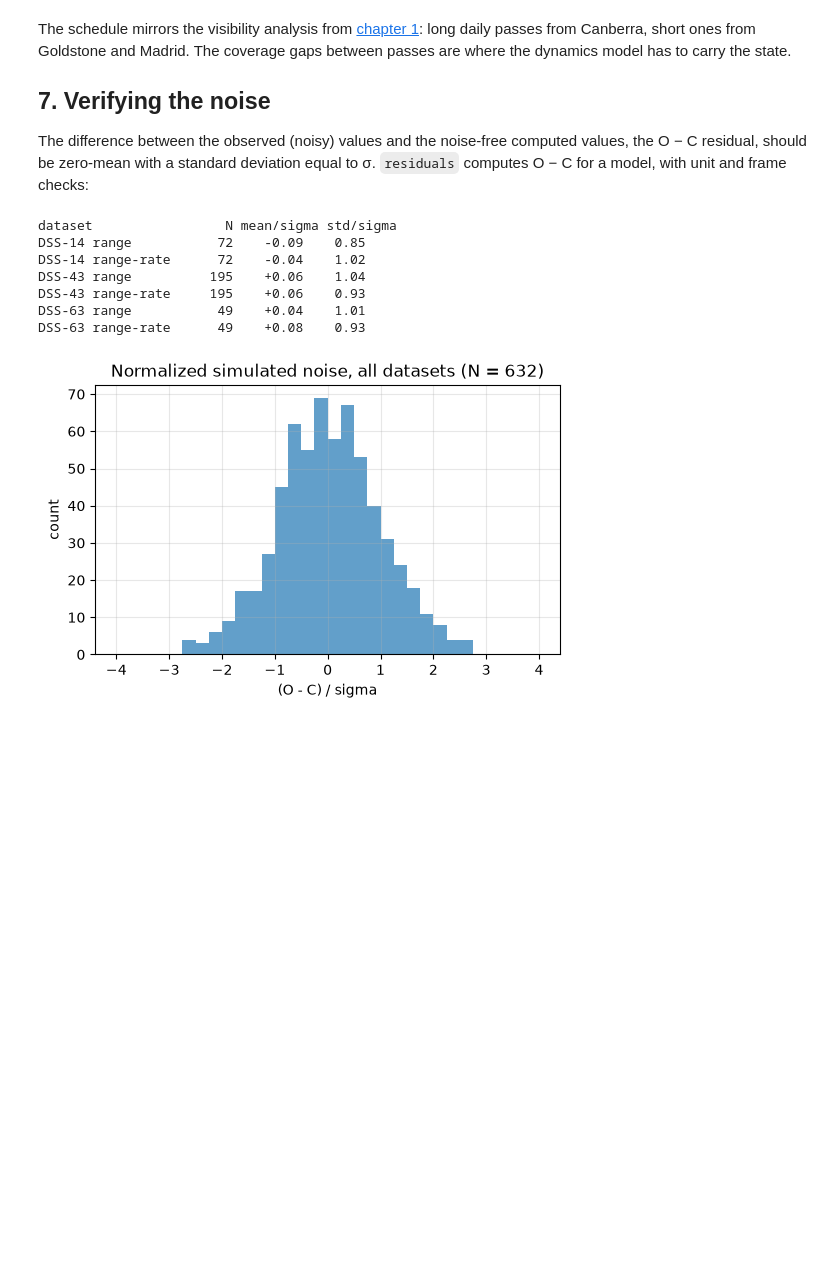
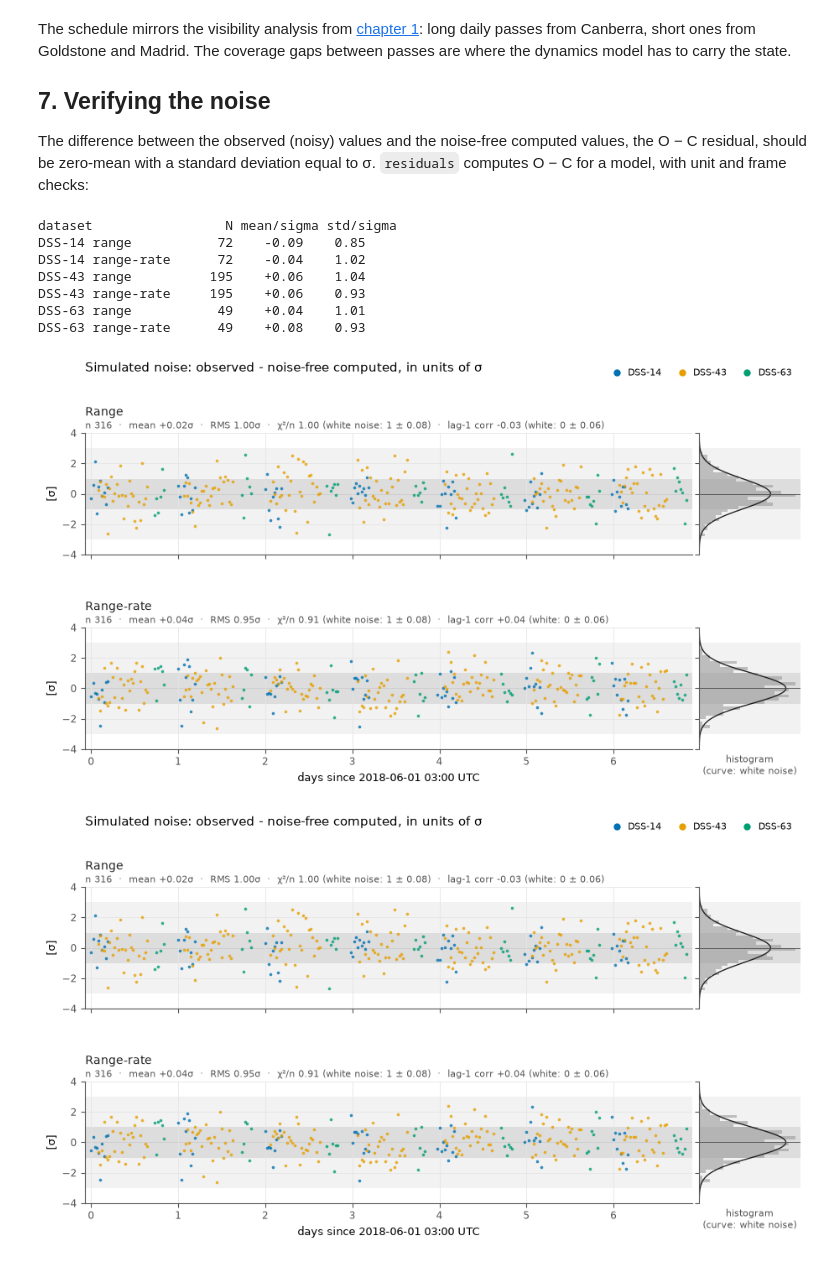
Before and after one commit to CCAR-ORCCA/scarabaeus, a Jupyter notebook: tutorials/v2/03_tracking_data.ipynb, the cells around one changed output. Drawn from its saved outputs; the diff is of its cells as text; code cells hidden in the pictures; blank space fills up the shorter version.

```diff
--- a/tutorials/v2/03_tracking_data.ipynb
+++ b/tutorials/v2/03_tracking_data.ipynb
@@ -214,31 +217,31 @@ The schedule mirrors the visibility analysis from [chapter 1](01_scenario.ipynb)
 ## 7. Verifying the noise
 
 The difference between the observed (noisy) values and the noise-free computed values, the O − C residual, should be zero-mean with a standard deviation equal to σ. `residuals` computes O − C for a model, with unit and frame checks:
-# %%
-z_all = []
-print(f"{'dataset':20s} {'N':>4s} {'mean/sigma':>10s} {'std/sigma':>9s}")
-for model in models:
-    obs = observed[model.name]
-    computed = model.computed_measurements(target=orex, epoch_array=obs.meas_time_et)[-1]
-    z = (model.residuals(obs.meas_obs, computed).quantity / model.sigma).values
-    print(f"{model.name:20s} {z.size:4d} {z.mean():+8.2f} {z.std():7.2f}")
-    z_all.extend(z)
-
-fig, ax = plt.subplots(figsize=(6, 3.5))
-ax.hist(z_all, bins=32, range=(-4, 4), color="tab:blue", alpha=0.7)
-ax.set(
-    xlabel="(O - C) / sigma",
-    ylabel="count",
-    title=f"Normalized simulated noise, all datasets (N = {len(z_all)})",
-)
-ax.grid(alpha=0.3)
-# %% [output]
-dataset                 N mean/sigma std/sigma
-DSS-14 range           72    -0.09    0.85
-DSS-14 range-rate      72    -0.04    1.02
-DSS-43 range          195    +0.06    1.04
-DSS-43 range-rate     195    +0.06    0.93
-DSS-63 range           49    +0.04    1.01
-DSS-63 range-rate      49    +0.08    0.93
-[figure, removed]
+# %%
+noise = {}
+print(f"{'dataset':20s} {'N':>4s} {'mean/sigma':>10s} {'std/sigma':>9s}")
+for model in models:
+    obs = observed[model.name]
+    computed = model.computed_measurements(target=orex, epoch_array=obs.meas_time_et)[
+        -1
+    ]
+    o_minus_c = model.residuals(obs.meas_obs, computed).quantity.values
+    sigma = np.full(o_minus_c.size, float(np.ravel(model.sigma.values)[0]))
+    z = o_minus_c / sigma
+    print(f"{model.name:20s} {z.size:4d} {z.mean():+8.2f} {z.std():7.2f}")
+    noise[model.name] = (obs.meas_time_et.times.values, o_minus_c, sigma)
+
+plot_residuals(
+    noise, title="Simulated noise: observed - noise-free computed, in units of σ"
+)
+# %% [output]
+dataset                 N mean/sigma std/sigma
+DSS-14 range           72    -0.09    0.85
+DSS-14 range-rate      72    -0.04    1.02
+DSS-43 range          195    +0.06    1.04
+DSS-43 range-rate     195    +0.06    0.93
+DSS-63 range           49    +0.04    1.01
+DSS-63 range-rate      49    +0.08    0.93
+[figure, added]
+[figure, added]
 # %% [markdown]
```
Also changed, not shown: parts of 9 cells of this notebook, 14 other files.
